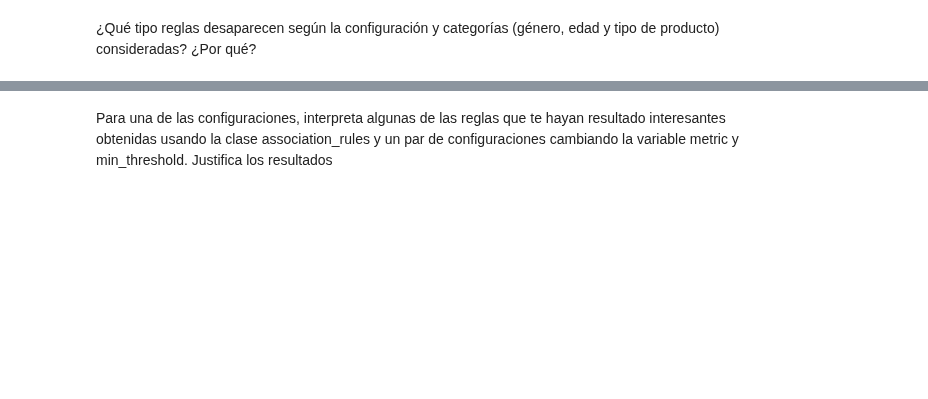
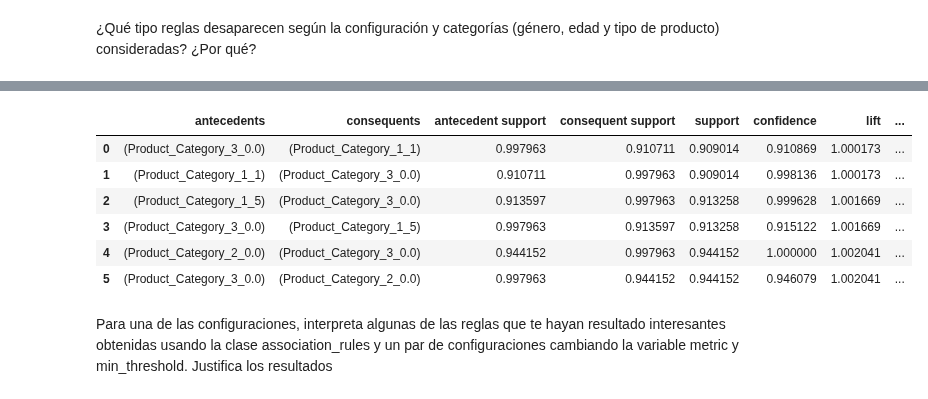
Before and after one commit to javierarteagapuell/deeplearning, a Jupyter notebook: Prac2Ej1FINAL.ipynb, the cells around one changed output, grey strips where cells are left out. Saved outputs shown, nothing was run; the diff lists cells and outputs as text; code cells hidden in the pictures; blank space fills up the shorter version.

```diff
--- a/Prac2Ej1FINAL.ipynb
+++ b/Prac2Ej1FINAL.ipynb
@@ -512,6 +514,6 @@ pc3_data = data4[pc3_vars]
 dataq1 = pd.concat([age_data, gender_data, pc1_data, pc2_data, pc3_data], axis = 1)
 frq_items_q1 = apriori(dataq1, min_support = 0.3, use_colnames = True)
 # %%
-frq_items_q1_25 = frq_items_q1[frq_items_q1["support"].apply(lambda x: 0.25 <= x)]
 frq_items_q1_50 = frq_items_q1[frq_items_q1["support"].apply(lambda x: 0.50 <= x)]
 frq_items_q1_75 = frq_items_q1[frq_items_q1["support"].apply(lambda x: 0.75 <= x)]
+frq_items_q1_90 = frq_items_q1[frq_items_q1["support"].apply(lambda x: 0.90 <= x)]
@@ -606,3 +626,14 @@ rules_75
+# %%
+rules_90 = association_rules(frq_items_q1_90, metric = 'confidence', min_threshold=0.51)
+rules_90
+# %% [output]
+|  | antecedents | consequents | antecedent support | consequent support | support | confidence | lift | ... |
+| 0 | (Product_Category_3_0.0) | (Product_Category_1_1) | 0.997963 | 0.910711 | 0.909014 | 0.910869 | 1.000173 | ... |
+| 1 | (Product_Category_1_1) | (Product_Category_3_0.0) | 0.910711 | 0.997963 | 0.909014 | 0.998136 | 1.000173 | ... |
+| 2 | (Product_Category_1_5) | (Product_Category_3_0.0) | 0.913597 | 0.997963 | 0.913258 | 0.999628 | 1.001669 | ... |
+| 3 | (Product_Category_3_0.0) | (Product_Category_1_5) | 0.997963 | 0.913597 | 0.913258 | 0.915122 | 1.001669 | ... |
+| 4 | (Product_Category_2_0.0) | (Product_Category_3_0.0) | 0.944152 | 0.997963 | 0.944152 | 1.000000 | 1.002041 | ... |
+| 5 | (Product_Category_3_0.0) | (Product_Category_2_0.0) | 0.997963 | 0.944152 | 0.944152 | 0.946079 | 1.002041 | ... |
 # %% [markdown]
 Para una de las configuraciones, interpreta algunas de las reglas que te hayan resultado interesantes
 obtenidas usando la clase association_rules y un par de configuraciones cambiando la variable metric y
```
Also changed, not shown: parts of 30 cells of this notebook.
